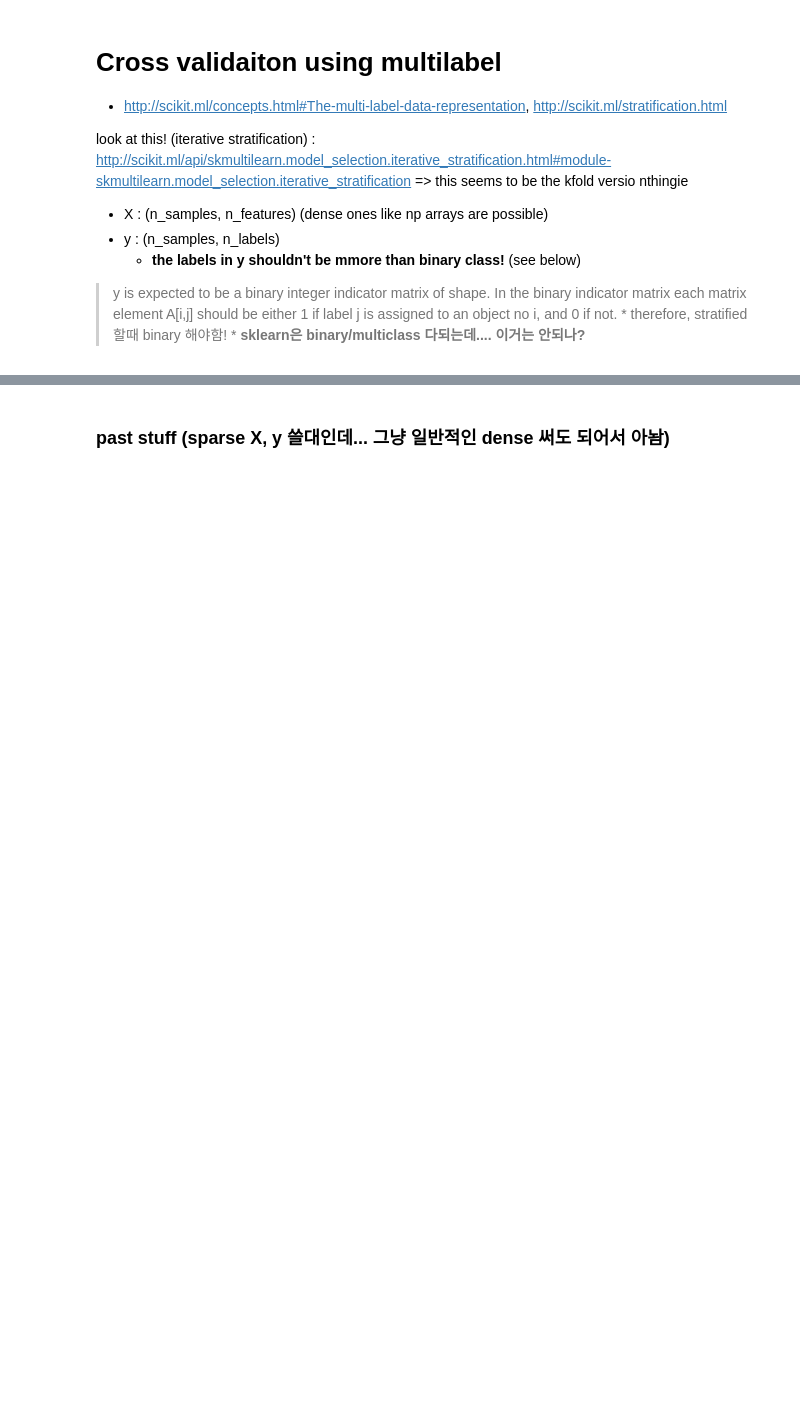
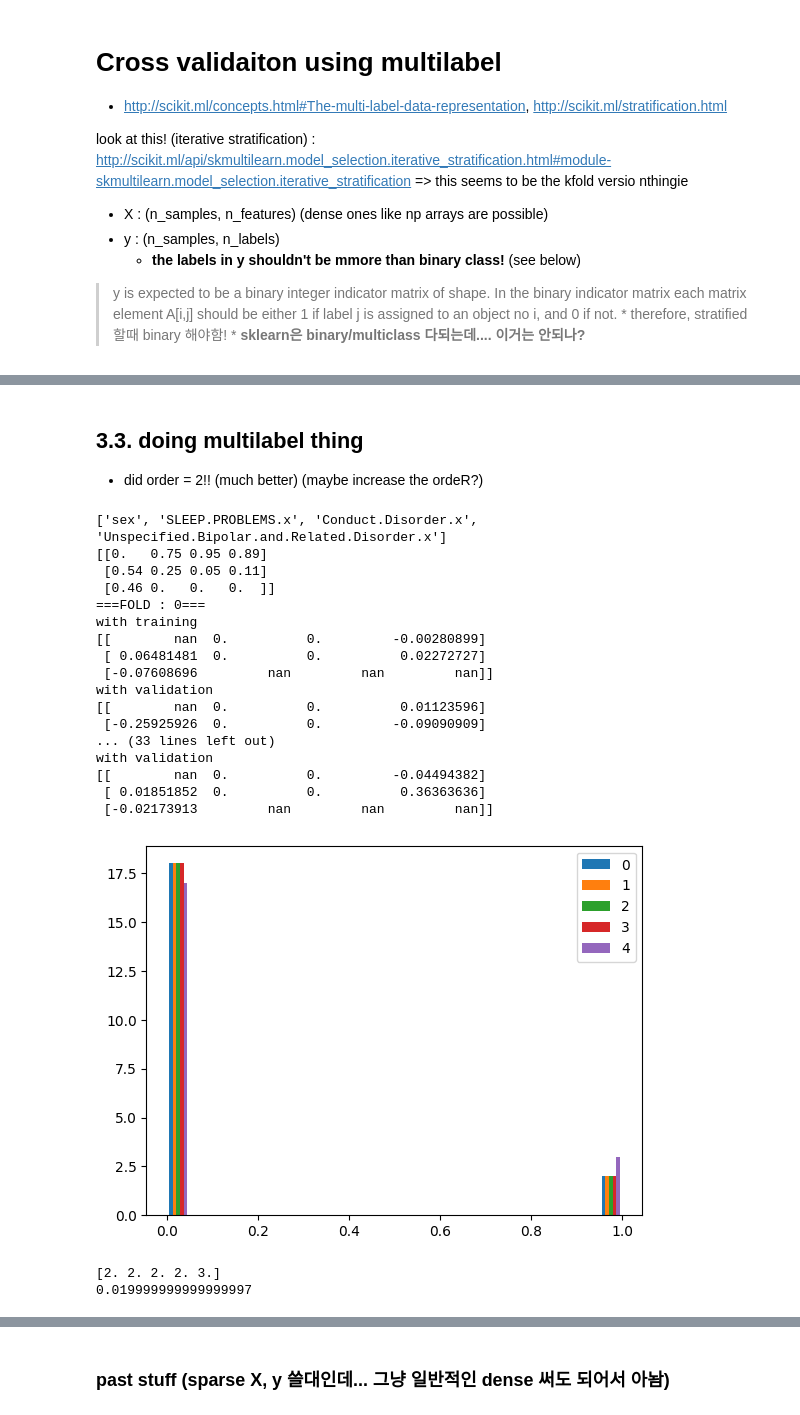
Before and after one commit to dyhan316/ML_tutor, a Jupyter notebook: learn_multilabel_stratification.ipynb, the cells around one changed output, grey strips where cells are left out. Saved outputs shown, nothing was run; the diff lists cells and outputs as text; code cells hidden in the pictures; blank space fills up the shorter version.

```diff
--- a/learn_multilabel_stratification.ipynb
+++ b/learn_multilabel_stratification.ipynb
@@ -213,0 +319,5 @@ label_tv.iloc[train_idx]
+# %%
+for i in label_tv:
+    print(i, end = " : ")
+    print(len(set(label_tv[i].values)), end = " | " )
+    print((label_tv[i].sum()))
@@ -213,0 +342,67 @@ label_tv.iloc[train_idx]
+# %% [markdown]
+## 3.3. doing multilabel thing
+* did order = 2!! (much better) (maybe increase the ordeR?)
+# %%
+### 1. multilabel classification (
+from skmultilearn.model_selection import IterativeStratification
+kf = StratifiedKFold(n_splits=5)
+ikf = IterativeStratification(n_splits=5, order=2) #on't increae the order (i think)(if > 1, does with replacement)
+
+#below doesn't work because it won't work (not changed yet)
+#for FOLD, (train_idx, valid_idx) in enumerate(kf.split(label_tv, label_tv[label_name])):
+#col2view = ['sex','SLEEP.PROBLEMS.x']
+#col2view = ['sex', 'Conduct.Disorder.x']
+col2view = ['sex','SLEEP.PROBLEMS.x','Conduct.Disorder.x','Unspecified.Bipolar.and.Related.Disorder.x']
+print(col2view)
+print(calc_prop(label_tv[col2view].values))
+
+
+
+
+floatized_arr = np.array(label_tv[col2view].values, dtype = float)
+set_thing = set(label_tv[col2view].values.flatten()) #un split된 상태에서의 set을 써야함
+thing = []
+
+#single label
+#for FOLD, (train_idx, valid_idx) in enumerate(kf.split(label_tv, label_tv[label_name])):
+#multilabel
+for FOLD, (train_idx, valid_idx) in enumerate(ikf.split(floatized_arr, floatized_arr)):
+    print(f"===FOLD : {FOLD}===")
+    train = label_tv.iloc[train_idx]
+    valid = label_tv.iloc[valid_idx]
+
+    print("with training")
+    print(calc_prop_change(train[col2view].values, label_tv[col2view].values, set_thing = set_thing))
+    #print(calc_prop(train[col2view].values))
+
+    print("with validation")
+    print(calc_prop_change(valid[col2view].values, label_tv[col2view].values, set_thing = set_thing))
+    #print(calc_prop(valid[col2view].values))
+    #plt.hist(valid['married'], density=True, alpha = 0.5,label=FOLD)
+    thing.append(valid[col2view[-1]])
+plt.hist(thing,bins = 20, label = [i for i in range(5)])
+plt.legend()
+plt.show()
+print(np.array(thing).sum(axis = 1))
+print(np.array(thing).mean(axis = 1).std())
+# %% [output]
+['sex', 'SLEEP.PROBLEMS.x', 'Conduct.Disorder.x', 'Unspecified.Bipolar.and.Related.Disorder.x']
+[[0.   0.75 0.95 0.89]
+ [0.54 0.25 0.05 0.11]
+ [0.46 0.   0.   0.  ]]
+===FOLD : 0===
+with training
+[[        nan  0.          0.         -0.00280899]
+ [ 0.06481481  0.          0.          0.02272727]
+ [-0.07608696         nan         nan         nan]]
+with validation
+[[        nan  0.          0.          0.01123596]
+ [-0.25925926  0.          0.         -0.09090909]
+... (33 lines left out)
+with validation
+[[        nan  0.          0.         -0.04494382]
+ [ 0.01851852  0.          0.          0.36363636]
+ [-0.02173913         nan         nan         nan]]
+[figure, added]
+[2. 2. 2. 2. 3.]
+0.019999999999999997
```
Also changed, not shown: parts of 62 cells of this notebook.
